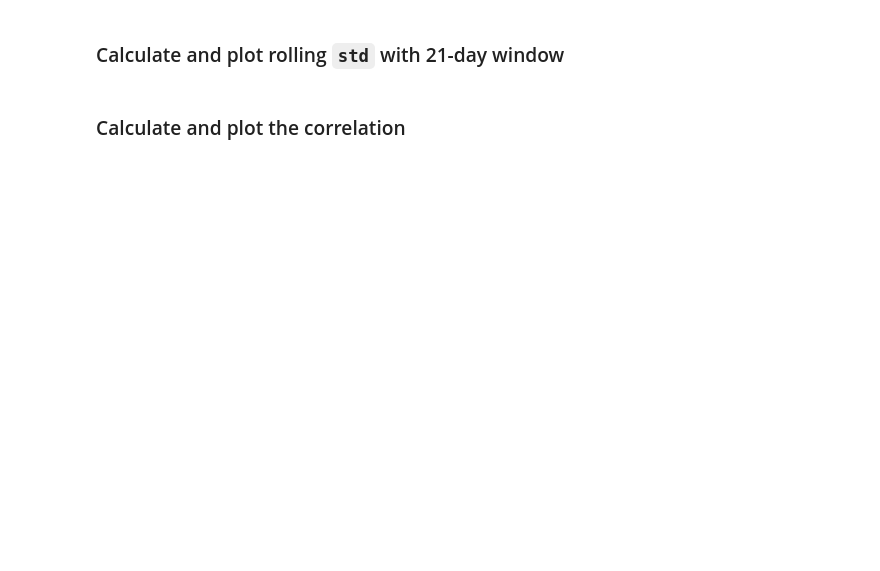
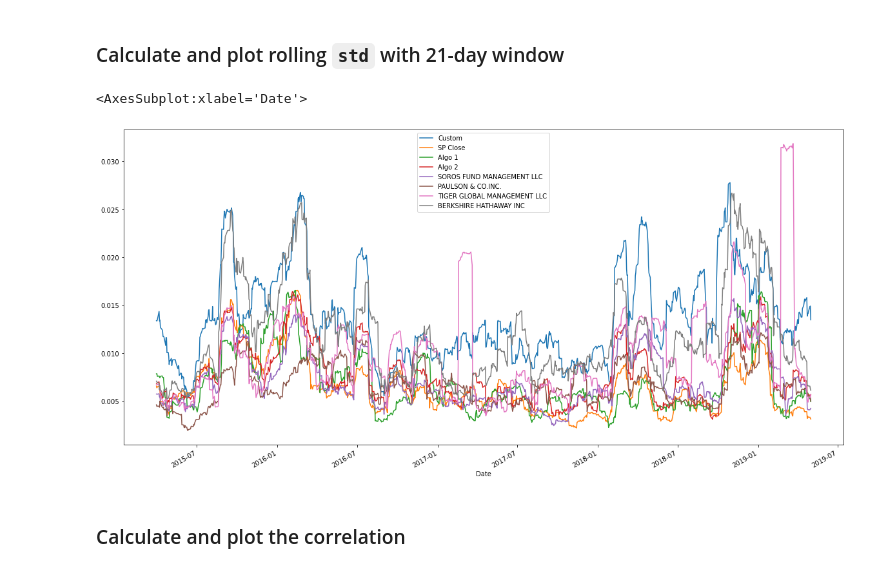
Before and after one commit to SamRoberts995/Pandas_homework, a Jupyter notebook: whale_analysis.ipynb, the cells around one changed output. Cells and saved outputs as stored; diff of their text form; code cells hidden in the pictures; blank space fills up the shorter version.

Commit message:
Updated Custom Profiles

```diff
--- a/whale_analysis.ipynb
+++ b/whale_analysis.ipynb
@@ -438,6 +545,9 @@ In this section, you will build your own portfolio of stocks, calculate the retu
 # %%
 # Calculate daily returns
+stock_returns = combined_stocks_reset.pct_change()
 
 # Drop NAs
+stock_returns = stock_returns.dropna().copy()
 
 # Display sample data
+stock_returns
@@ -448,5 +573,8 @@ In this section, you will build your own portfolio of stocks, calculate the retu
 weights = [1/3, 1/3, 1/3]
 
 # Calculate portfolio return
+stock_returns
+stock_portfolio_return = stock_returns.dot(weights)
 
 # Display sample data
+stock_portfolio_return
@@ -454,3 +596,6 @@ weights = [1/3, 1/3, 1/3]
 ## Join your portfolio returns to the DataFrame that contains all of the portfolio returns
 # %%
 # Join your returns DataFrame to the original returns DataFrame
+all_returns = pd.concat([stock_portfolio_return, combined_data], axis="columns", join="inner")
+all_returns.rename(columns={0: 'Custom'}, inplace=True)
+all_returns.head()
@@ -457,2 +610,4 @@ weights = [1/3, 1/3, 1/3]
 # %%
 # Only compare dates where return data exists for all the stocks (drop NaNs)
+all_returns = all_returns.dropna()
+all_returns
@@ -466,8 +648,14 @@ weights = [1/3, 1/3, 1/3]
 ### Calculate and plot rolling `std` with 21-day window
 # %%
 # Calculate rolling standard deviation
+all_rolling_std = all_returns.rolling(window=21).std()
 
-# Plot rolling standard deviation
+
+# Plot the rolling standard deviation
+all_rolling_std.plot(figsize=(20,10))
+# %% [output]
+<AxesSubplot:xlabel='Date'>
+[figure, added]
 # %% [markdown]
 ### Calculate and plot the correlation
 # %%
```
Also changed, not shown: parts of 24 cells of this notebook, 10 other files.
